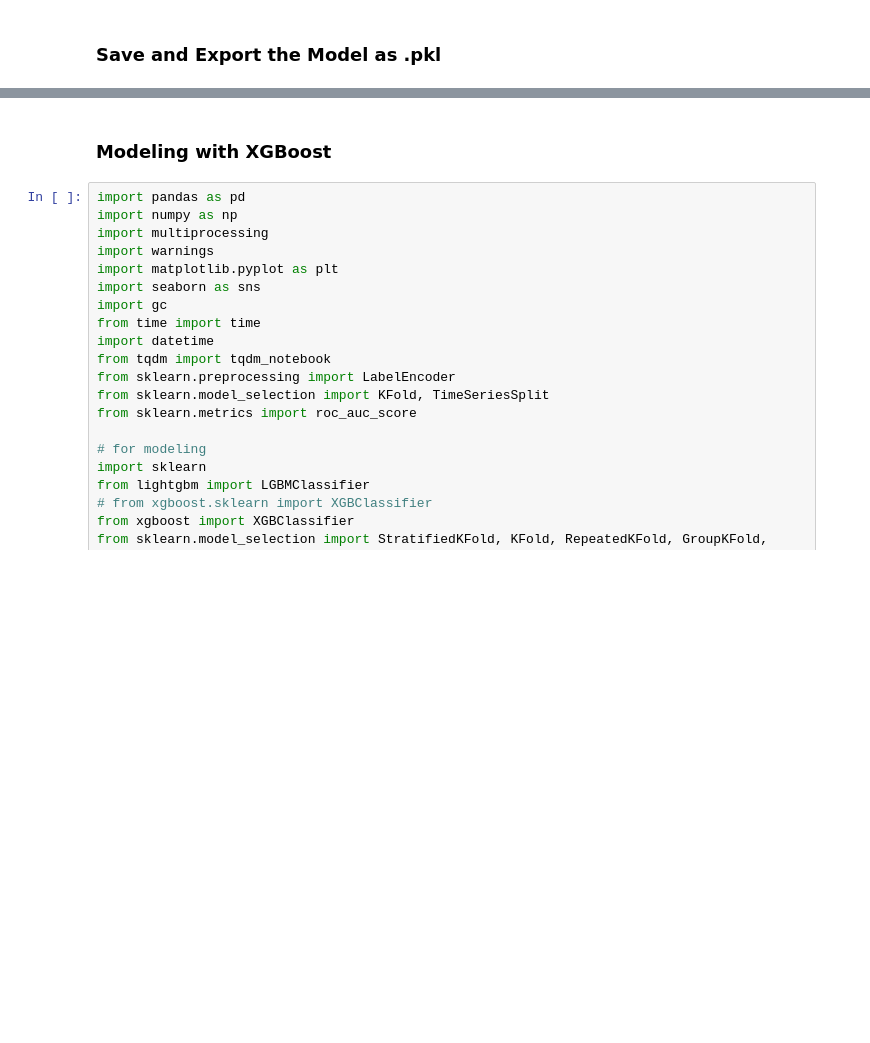
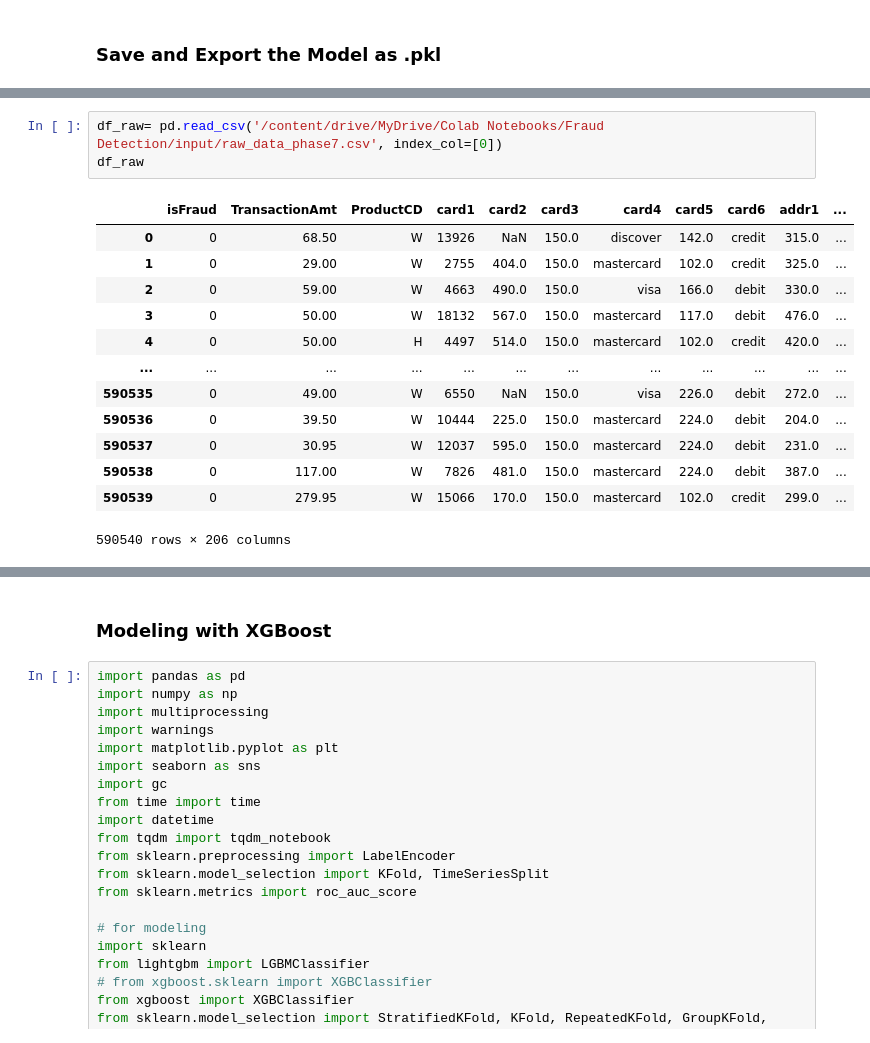
Before and after one commit to fidanfatih/Fraud_Detection, a Jupyter notebook: fraud_detection_phase8a.ipynb, the cells around one changed output, grey strips where cells are left out. Cells and saved outputs as stored; diff of their text form; blank space fills up the shorter version.

Commit message:
Colaboratory kullanılarak oluşturuldu

```diff
--- a/fraud_detection_phase8a.ipynb
+++ b/fraud_detection_phase8a.ipynb
@@ -356,0 +392,17 @@ roc_auc(clf, X_test, y_test)
+# %%
+df_raw= pd.read_csv('/content/drive/MyDrive/Colab Notebooks/Fraud Detection/input/raw_data_phase7.csv', index_col=[0])
+df_raw
+# %% [output]
+|  | isFraud | TransactionAmt | ProductCD | card1 | card2 | card3 | card4 | card5 | card6 | addr1 | ... |
+| 0 | 0 | 68.50 | W | 13926 | NaN | 150.0 | discover | 142.0 | credit | 315.0 | ... |
+| 1 | 0 | 29.00 | W | 2755 | 404.0 | 150.0 | mastercard | 102.0 | credit | 325.0 | ... |
+| 2 | 0 | 59.00 | W | 4663 | 490.0 | 150.0 | visa | 166.0 | debit | 330.0 | ... |
+| 3 | 0 | 50.00 | W | 18132 | 567.0 | 150.0 | mastercard | 117.0 | debit | 476.0 | ... |
+| 4 | 0 | 50.00 | H | 4497 | 514.0 | 150.0 | mastercard | 102.0 | credit | 420.0 | ... |
+| ... | ... | ... | ... | ... | ... | ... | ... | ... | ... | ... | ... |
+| 590535 | 0 | 49.00 | W | 6550 | NaN | 150.0 | visa | 226.0 | debit | 272.0 | ... |
+| 590536 | 0 | 39.50 | W | 10444 | 225.0 | 150.0 | mastercard | 224.0 | debit | 204.0 | ... |
+| 590537 | 0 | 30.95 | W | 12037 | 595.0 | 150.0 | mastercard | 224.0 | debit | 231.0 | ... |
+| 590538 | 0 | 117.00 | W | 7826 | 481.0 | 150.0 | mastercard | 224.0 | debit | 387.0 | ... |
+| 590539 | 0 | 279.95 | W | 15066 | 170.0 | 150.0 | mastercard | 102.0 | credit | 299.0 | ... |
+590540 rows × 206 columns
```
Also changed, not shown: parts of 21 cells of this notebook.
